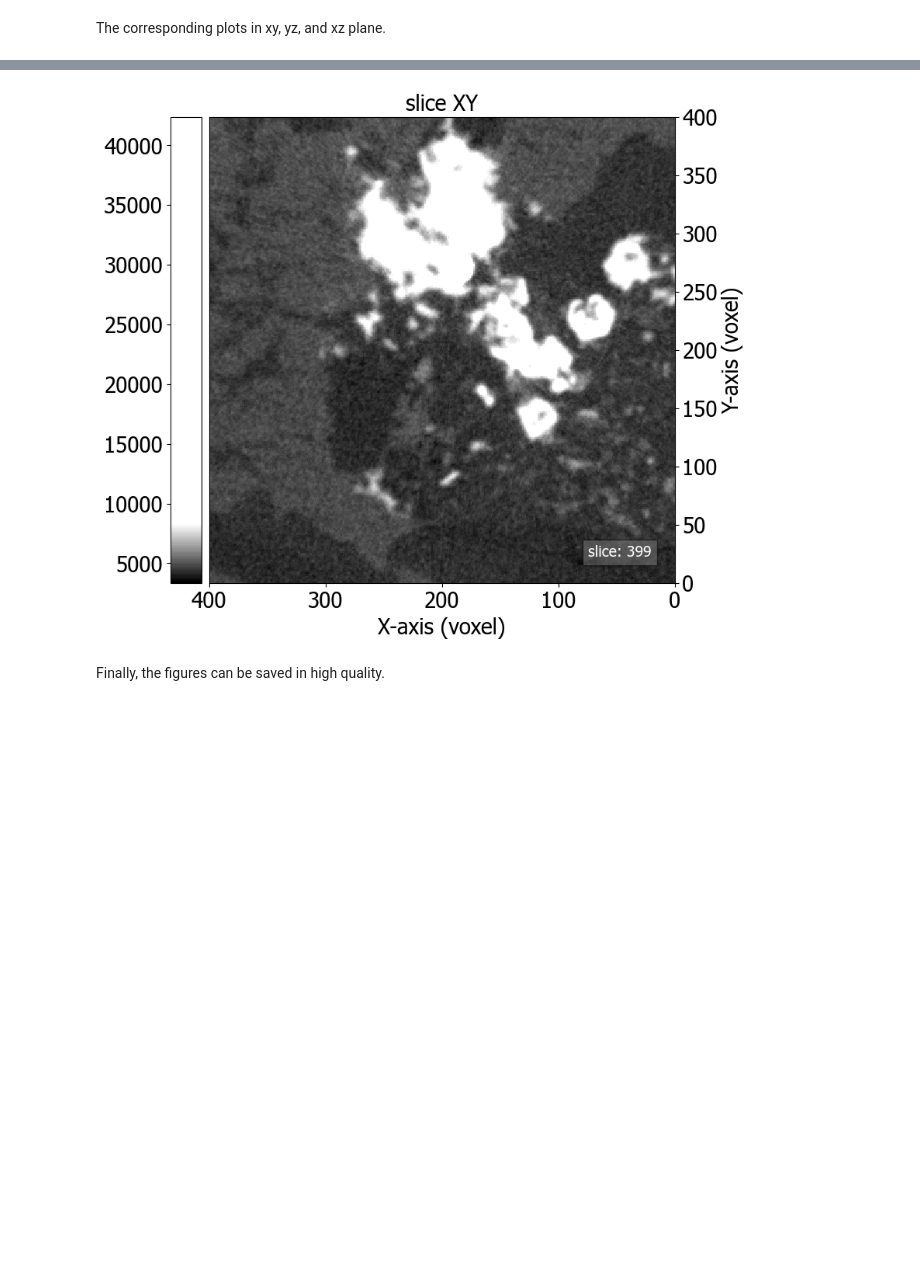
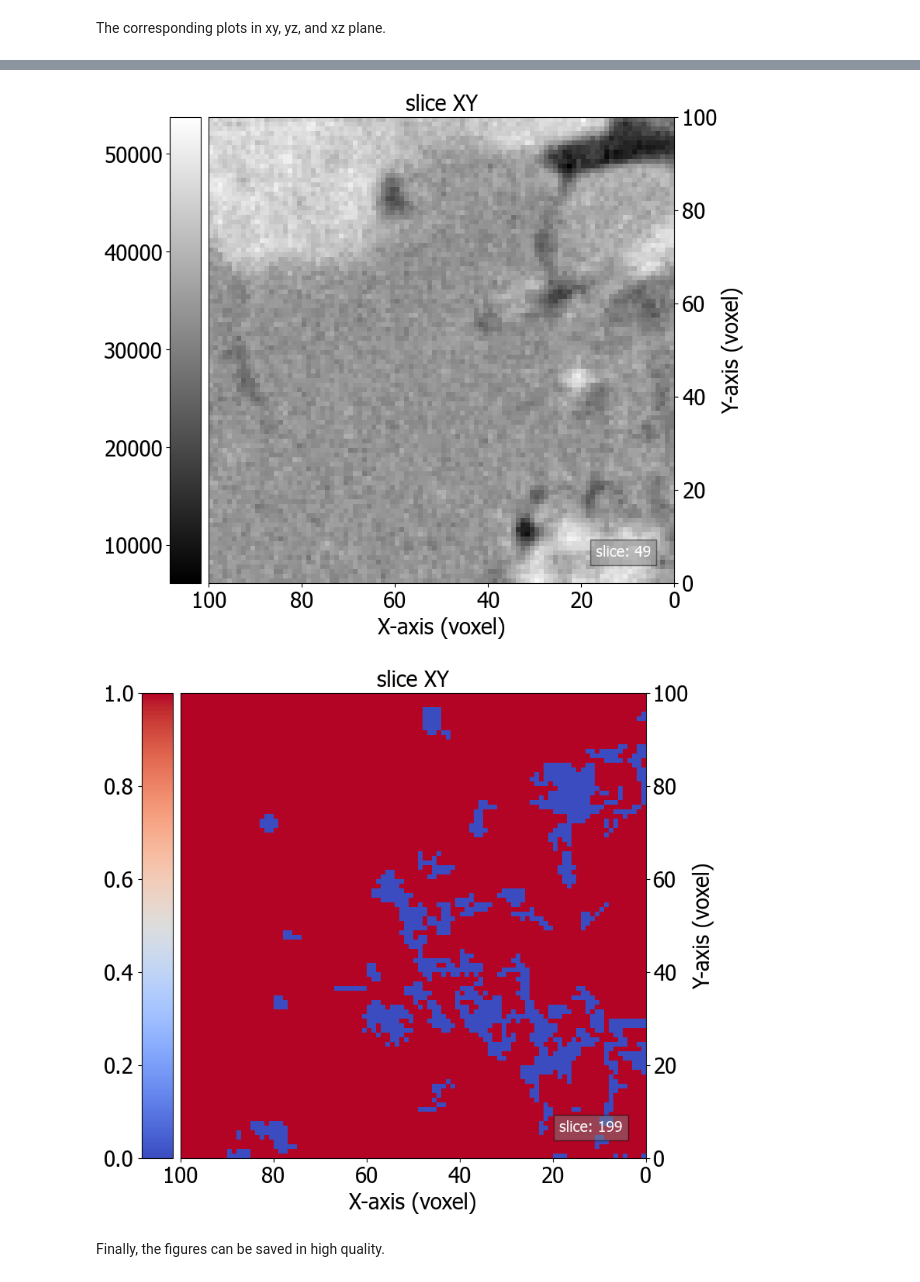
Before and after one commit to m-balcewicz/Digital_Rock_Physics_Template, a Jupyter notebook: examples/get_started_3D_array.ipynb, the cells around one changed output, grey strips where cells are left out. Drawn from its saved outputs; the diff is of its cells as text; code cells hidden in the pictures; blank space fills up the shorter version.

```diff
--- a/examples/get_started_3D_array.ipynb
+++ b/examples/get_started_3D_array.ipynb
@@ -13,14 +13,15 @@ from drp_template.tools import mk_paramsfile
 Set the file path of your 3D array. For the example you can use a provided 2 phase binary.
 # %%
 # file_path = '/Users/martin/Library/Mobile Documents/com~apple~CloudDocs/MYDATA/SCIENCE_WORLD/CONFERENCES/EGU2025/NKeutchafo/data/400Cube_segmented.raw'
-file_path = '/Users/martin/Library/Mobile Documents/com~apple~CloudDocs/MYDATA/SCIENCE_WORLD/CONFERENCES/EGU2025/NKeutchafo/data/400Cube_all_phases_threshold.raw'
-raw_file_path = '/Users/martin/Library/Mobile Documents/com~apple~CloudDocs/MYDATA/SCIENCE_WORLD/CONFERENCES/EGU2025/NKeutchafo/data/400Cube.raw'
-# raw_file_path = 'data/raw_100cube.raw'
+# file_path = '/Users/martin/Library/Mobile Documents/com~apple~CloudDocs/MYDATA/SCIENCE_WORLD/CONFERENCES/EGU2025/NKeutchafo/data/400Cube_all_phases_threshold.raw'
+# raw_file_path = '/Users/martin/Library/Mobile Documents/com~apple~CloudDocs/MYDATA/SCIENCE_WORLD/CONFERENCES/EGU2025/NKeutchafo/data/400Cube.raw'
+file_path = 'data/pore_100_100_400.raw'
+raw_file_path = 'data/raw_100cube.raw'
 # %% [markdown]
 Each 3D.raw must be imported based on it's corresponding parameters like dimensions (nx, ny, nz) or type (uint8, uint16, uint32). The following data (uint8) is sorted in the shape of `data[nz, ny, nx]`. Due to dimensions rules (see README.md) all arrays must be in the format of `data[nx, ny, nz]`. The programm can handle the conversion on its own based on the provided order of dimensions. Regular as well as irregular data can be imported.
 # %%
-dimensions = {'nz': 400, 'ny': 400, 'nx': 400}
-dimensions_raw = {'nz': 400, 'ny': 400, 'nx': 400}
+dimensions = {'nz': 400, 'ny': 100, 'nx': 100}
+dimensions_raw = {'nz': 100, 'ny': 100, 'nx': 100}
 data = io.import_model(file_path, dtype='uint8', dimensions=dimensions)
 data_raw = io.import_model(raw_file_path, dtype='uint16', dimensions=dimensions_raw)
 # %% [output]
@@ -90,9 +76,10 @@ fig_xz, ax = plot_slice(data=data_viz, paramsfile=params_file, cmap_set=None, sl
 # %%
-fig_xy, ax = plot_slice(data_raw, paramsfile='400Cube.json', cmap_set="gray", slice=399, plane='xy', subvolume=None, labels=None, title="slice XY", voxel_size=None, dark_mode=False, cmap_intensity=8)
-# fig_xy, ax = plot_slice(data_raw, paramsfile='400Cube.json', cmap_set="coolwarm", slice=399, plane='xy', subvolume=None, labels=None, title="slice XY", voxel_size=None, dark_mode=False)
-# fig_xy, ax = plot_slice(data_raw, paramsfile='400Cube.json', cmap_set="twilight_shifted", slice=399, plane='xy', subvolume=None, labels=None, title="slice XY", voxel_size=None, dark_mode=False)
+fig_xy, ax = ortho_slice(data_raw, paramsfile='raw_100cube.json', cmap_set="gray", slice=None, plane='xy', subvolume=None, labels=None, title="slice XY", voxel_size=None, dark_mode=False, cmap_intensity=1)
+fig_xy, ax = ortho_slice(data, paramsfile='pore_100_100_400.json', cmap_set="coolwarm", slice=None, plane='xy', subvolume=None, labels=None, title="slice XY", voxel_size=None, dark_mode=False)
+# fig_xy, ax = ortho_slice(data_raw, paramsfile='400Cube.json', cmap_set="twilight_shifted", slice=399, plane='xy', subvolume=None, labels=None, title="slice XY", voxel_size=None, dark_mode=False)
 # %% [output]
-[figure, old version]
+[figure, new version]
+[figure, added]
 # %% [markdown]
 Finally, the figures can be saved in high quality.
 # %%
```
Also changed, not shown: parts of 9 cells of this notebook, 3 other files.
